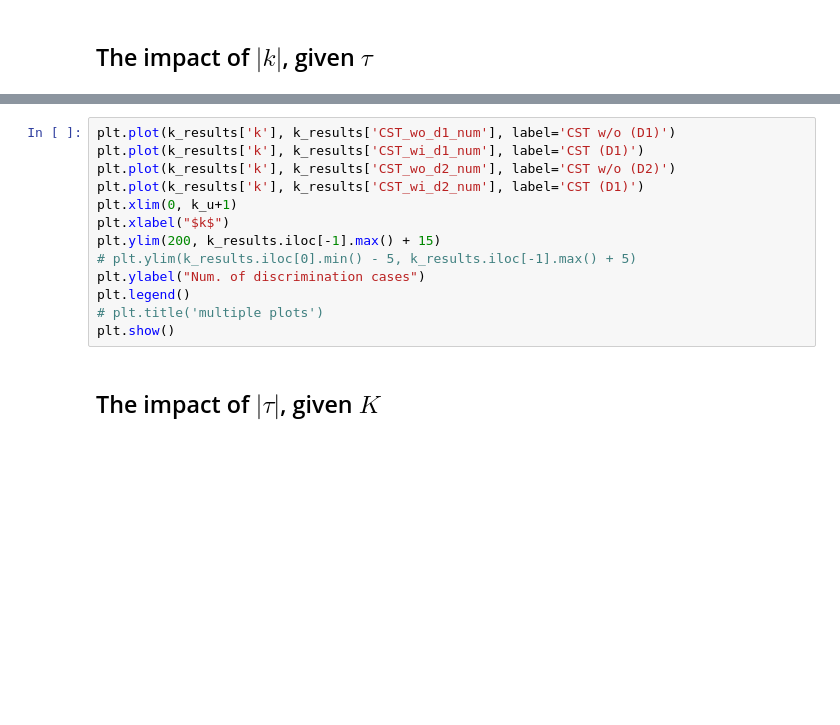
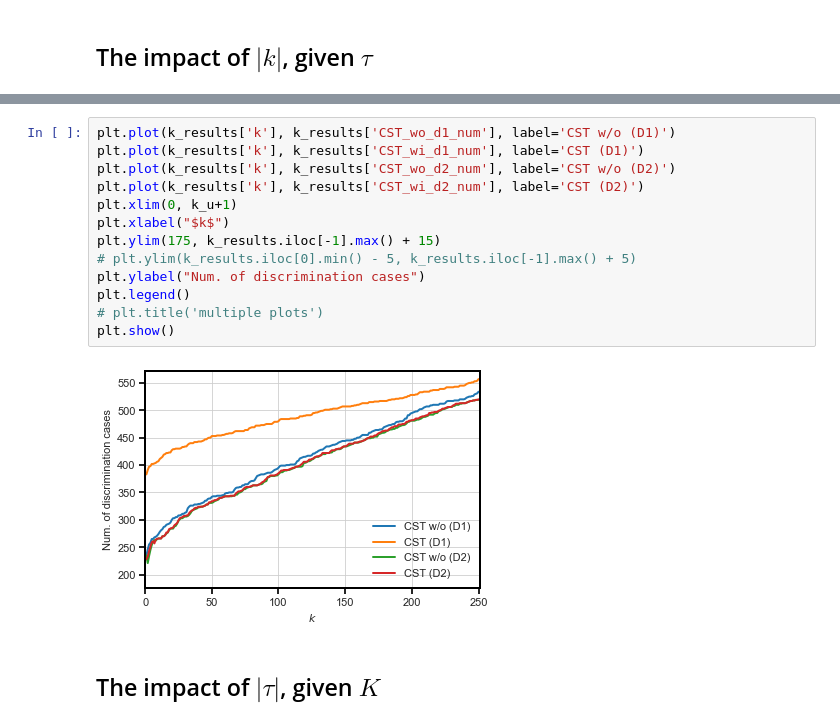
Before and after one commit to cc-jalvarez/counterfactual-situation-testing, a Jupyter notebook: src/analysis_loan_application_TheTwoCSTs.ipynb, the cells around one changed output, grey strips where cells are left out. Saved outputs shown, nothing was run; the diff lists cells and outputs as text; blank space fills up the shorter version.

```diff
--- a/src/analysis_loan_application_TheTwoCSTs.ipynb
+++ b/src/analysis_loan_application_TheTwoCSTs.ipynb
@@ -425,16 +444,18 @@ plt.show()
 # %%
 plt.plot(k_results['k'], k_results['CST_wo_d1_num'], label='CST w/o (D1)')
 plt.plot(k_results['k'], k_results['CST_wi_d1_num'], label='CST (D1)')
 plt.plot(k_results['k'], k_results['CST_wo_d2_num'], label='CST w/o (D2)')
-plt.plot(k_results['k'], k_results['CST_wi_d2_num'], label='CST (D1)')
+plt.plot(k_results['k'], k_results['CST_wi_d2_num'], label='CST (D2)')
 plt.xlim(0, k_u+1)
 plt.xlabel("$k$")
-plt.ylim(200, k_results.iloc[-1].max() + 15)
+plt.ylim(175, k_results.iloc[-1].max() + 15)
 # plt.ylim(k_results.iloc[0].min() - 5, k_results.iloc[-1].max() + 5)
 plt.ylabel("Num. of discrimination cases")
 plt.legend()
 # plt.title('multiple plots')
 plt.show()
+# %% [output]
+[figure, added]
 # %% [markdown]
 ## The impact of $|\tau|$, given $K$
 # %%
```
Also changed, not shown: parts of 10 cells of this notebook.
